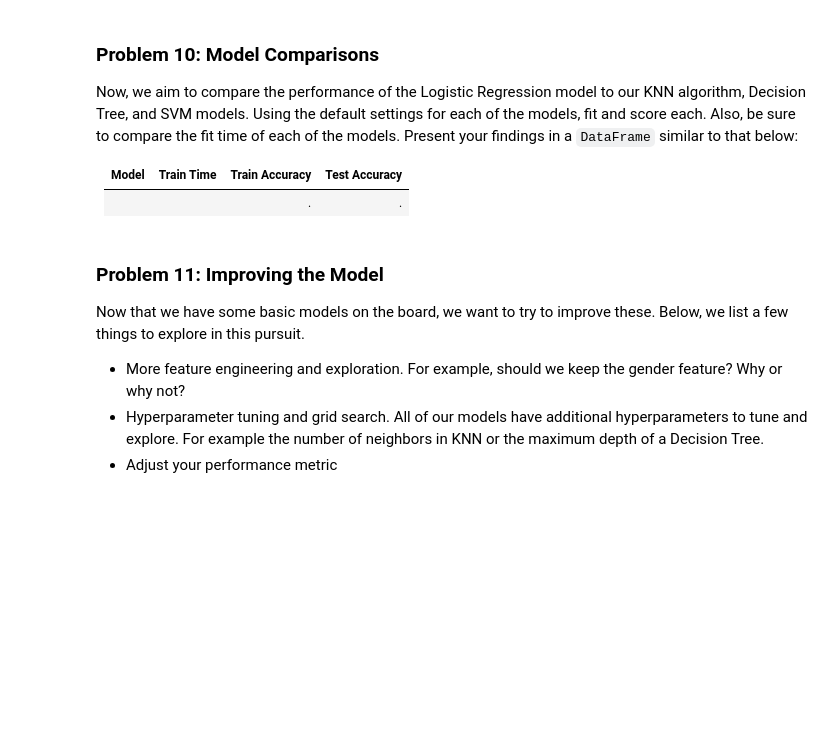
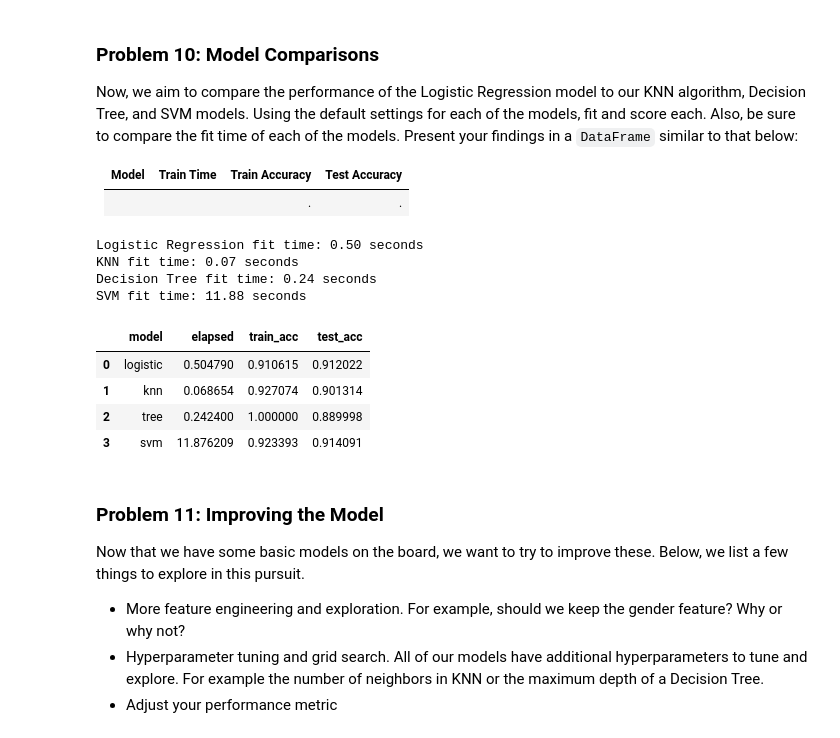
Before and after one commit to rosschu/placeholder3, a Jupyter notebook: banks.ipynb, the cells around one changed output. Cells and saved outputs as stored; diff of their text form; code cells hidden in the pictures; blank space fills up the shorter version.

```diff
--- a/banks.ipynb
+++ b/banks.ipynb
@@ -398,7 +405,7 @@ Use Logistic Regression to build a basic model on your data.
 # Use class weights to account for imbalance
 logistic = Pipeline([
     ('prep', feature_prep),
-    ('model', LogisticRegression(max_iter=1000, random_state=813, class_weight='balanced')),
+    ('model', LogisticRegression(max_iter=1000, random_state=813)),
 ])
 # %%
 logistic.fit(X_train, y_train)
@@ -449,3 +478,69 @@ Now, we aim to compare the performance of the Logistic Regression model to our K
+# %%
+# Initialize dictionaries to store results
+logistic_dict = dict(model='logistic')
+knn_dict = dict(model='knn')
+tree_dict = dict(model='tree')
+svm_dict = dict(model='svm')
+# %%
+# Train models and keep track of fit time
+t0 = time.perf_counter()
+logistic.fit(X_train, y_train)
+logistic_dict['elapsed'] = time.perf_counter() - t0
+print(f"Logistic Regression fit time: {logistic_dict['elapsed']:.2f} seconds")
+
+t0 = time.perf_counter()
+knn.fit(X_train, y_train)
+knn_dict['elapsed'] = time.perf_counter() - t0
+print(f"KNN fit time: {knn_dict['elapsed']:.2f} seconds")
+
+t0 = time.perf_counter()
+tree.fit(X_train, y_train)
+tree_dict['elapsed'] = time.perf_counter() - t0
+print(f"Decision Tree fit time: {tree_dict['elapsed']:.2f} seconds")
+
+t0 = time.perf_counter()
+svm.fit(X_train, y_train)
+svm_dict['elapsed'] = time.perf_counter() - t0
+print(f"SVM fit time: {svm_dict['elapsed']:.2f} seconds")
+# %% [output]
+Logistic Regression fit time: 0.50 seconds
+KNN fit time: 0.07 seconds
+Decision Tree fit time: 0.24 seconds
+SVM fit time: 11.88 seconds
+# %%
+# Evaluate accuracy on train & test sets
+train_acc = dict()
+test_acc = dict()
+
+y_pred_train = logistic.predict(X_train)
+y_pred_test = logistic.predict(X_test)
+logistic_dict['train_acc'] = accuracy_score(y_train, y_pred_train)
+logistic_dict['test_acc'] = accuracy_score(y_test, y_pred_test)
+
+y_pred_train = knn.predict(X_train)
+y_pred_test = knn.predict(X_test)
+knn_dict['train_acc'] = accuracy_score(y_train, y_pred_train)
+knn_dict['test_acc'] = accuracy_score(y_test, y_pred_test)
+
+y_pred_train = tree.predict(X_train)
+y_pred_test = tree.predict(X_test)
+tree_dict['train_acc'] = accuracy_score(y_train, y_pred_train)
+tree_dict['test_acc'] = accuracy_score(y_test, y_pred_test)
+
+y_pred_train = svm.predict(X_train)
+y_pred_test = svm.predict(X_test)
+svm_dict['train_acc'] = accuracy_score(y_train, y_pred_train)
+svm_dict['test_acc'] = accuracy_score(y_test, y_pred_test)
+# %%
+# Organize results into dataframe
+results = pd.DataFrame([logistic_dict, knn_dict, tree_dict, svm_dict])
+results
+# %% [output]
+|  | model | elapsed | train_acc | test_acc |
+| 0 | logistic | 0.504790 | 0.910615 | 0.912022 |
+| 1 | knn | 0.068654 | 0.927074 | 0.901314 |
+| 2 | tree | 0.242400 | 1.000000 | 0.889998 |
+| 3 | svm | 11.876209 | 0.923393 | 0.914091 |
 # %% [markdown]
 ### Problem 11: Improving the Model
 
```
Also changed, not shown: parts of 17 cells of this notebook, 3 other files.
